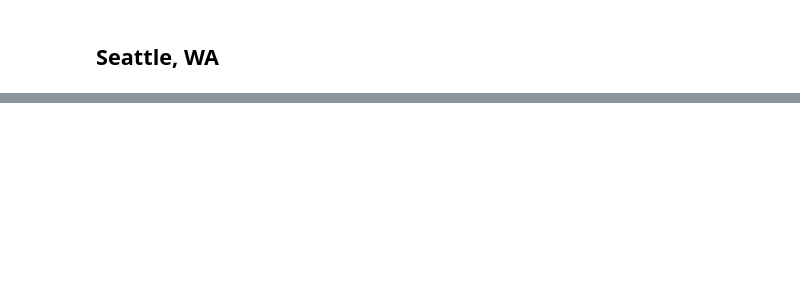
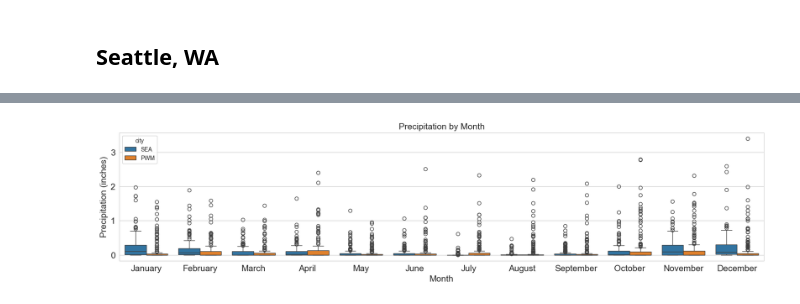
Before and after one commit to TravisStPeterSU/weather, a Jupyter notebook: code/Weather_Data.ipynb, the cells around one changed output, grey strips where cells are left out. Saved outputs shown, nothing was run; the diff lists cells and outputs as text; code cells hidden in the pictures; blank space fills up the shorter version.

```diff
--- a/code/Weather_Data.ipynb
+++ b/code/Weather_Data.ipynb
@@ -57,0 +399,19 @@ df_sea.shape
+# %%
+# Precipitation by month (boxplot)
+plt.figure(figsize = (20, 4))
+
+sns.boxplot(data = df, x  = 'month', y = 'precipitation', hue = 'city')
+
+plt.title('Precipitation by Month', fontsize = 15)
+plt.xlabel('Month', fontsize = 15)
+plt.ylabel('Precipitation (inches)', fontsize = 15)
+
+plt.tick_params(labelsize = 15)
+
+import calendar
+month_names = list(calendar.month_name[1:])
+plt.xticks(ticks = range(12), labels = month_names)
+
+plt.show()
+# %% [output]
+[figure, added]
```
Also changed, not shown: parts of 58 cells of this notebook, 3 other files.
